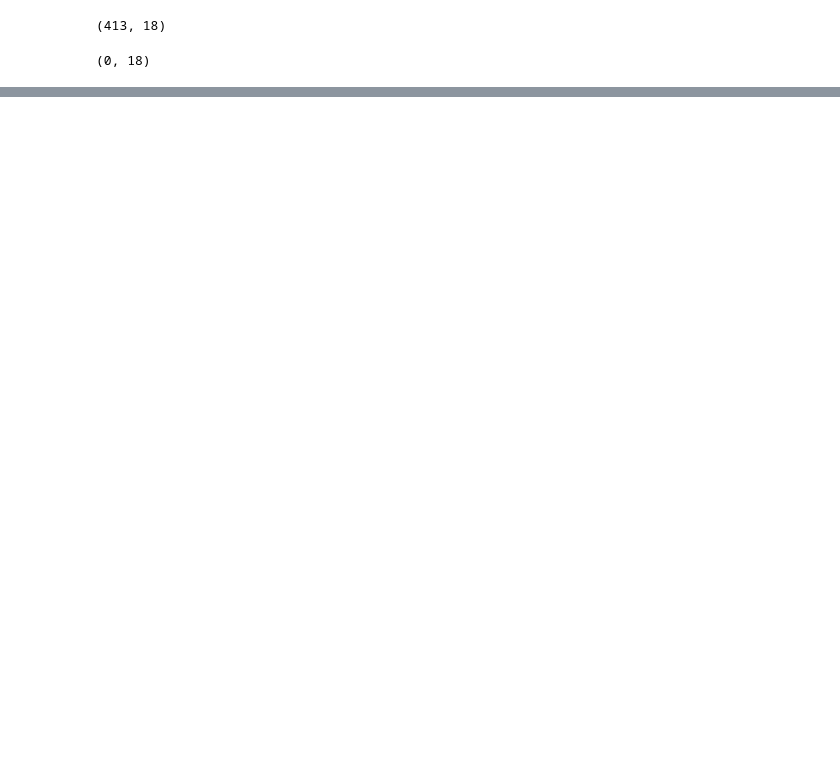
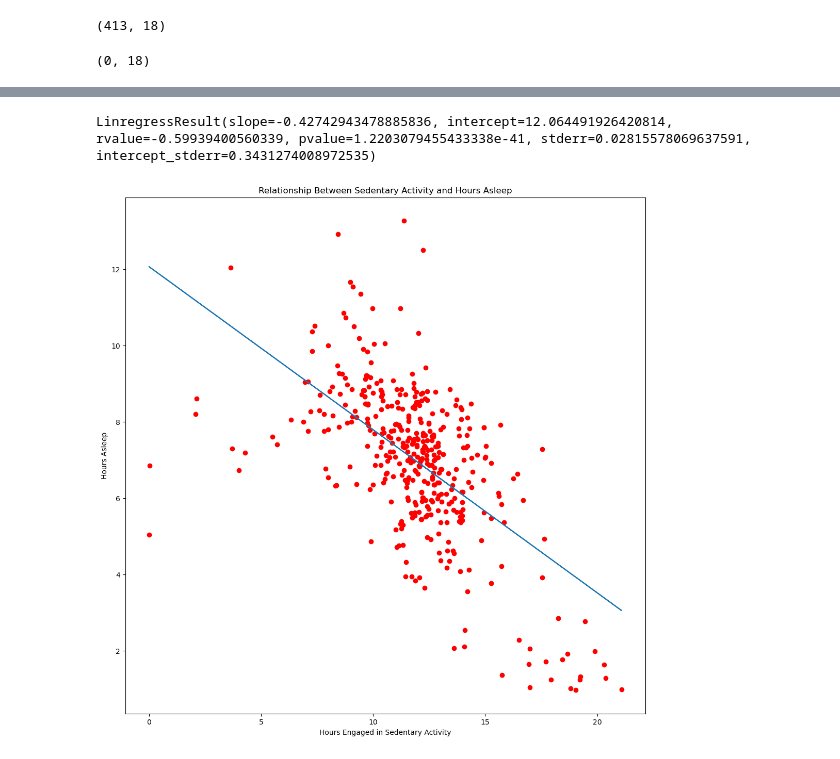
Before and after one commit to nicholaishaw/sleep-and-health-project, a Jupyter notebook: DataCleaning_Notebook.ipynb, the cells around one changed output, grey strips where cells are left out. Saved outputs shown, nothing was run; the diff lists cells and outputs as text; code cells hidden in the pictures; blank space fills up the shorter version.

```diff
--- a/DataCleaning_Notebook.ipynb
+++ b/DataCleaning_Notebook.ipynb
@@ -89,0 +183,18 @@ merged_df[merged_df["TotalMinutesAsleep"].isnull()].shape
+# %%
+#Linear Regression for Sedentary Minutes
+
+slope_sedentary = -0.42742943478885836
+x_sedentary = sedentary
+intercept_sedentary = 12.064491926420814
+Best_Fit_Line_Sedentary = slope_sedentary*x_sedentary + intercept_sedentary
+
+plt.scatter(sedentary, asleep, color = "r", label="Sedentary Hours")
+plt.plot(sedentary, Best_Fit_Line_Sedentary)
+plt.xlabel("Hours Engaged in Sedentary Activity")
+plt.ylabel("Hours Asleep")
+plt.title("Relationship Between Sedentary Activity and Hours Asleep")
+st.pearsonr(sedentary, asleep)
+st.linregress(sedentary, asleep)
+# %% [output]
+LinregressResult(slope=-0.42742943478885836, intercept=12.064491926420814, rvalue=-0.59939400560339, pvalue=1.2203079455433338e-41, stderr=0.02815578069637591, intercept_stderr=0.3431274008972535)
+[figure, added]
```
Also changed, not shown: parts of 19 cells of this notebook, 1 other file.
